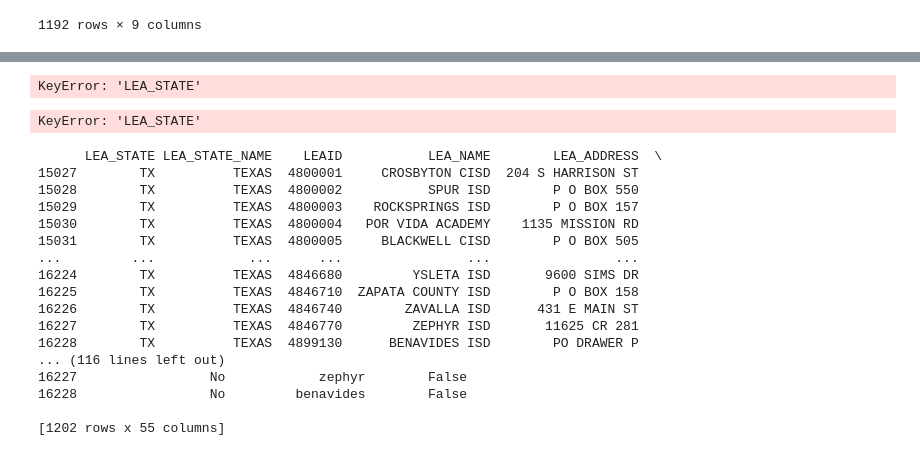
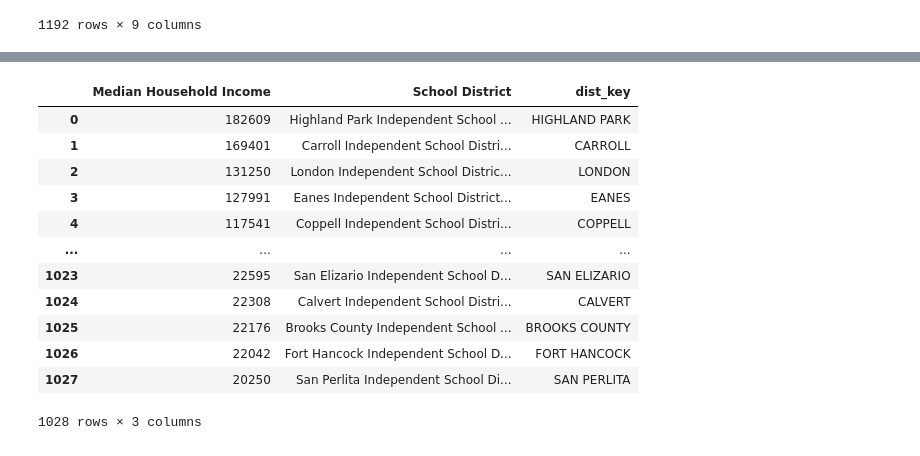
Before and after one commit to sanions/bookbans, a Jupyter notebook: table_creation.ipynb, the cells around one changed output, grey strips where cells are left out. Drawn from its saved outputs; the diff is of its cells as text; code cells hidden in the pictures.

```diff
--- a/table_creation.ipynb
+++ b/table_creation.ipynb
@@ -256,30 +216,0 @@ final_df.to_csv("test1.csv")
-# %%
-lea["LEA_STATE"]
-# %% [output]
-KeyError: 'LEA_STATE'
-# %%
-print(lea.loc[(lea["LEA_STATE"] == "TX") & (lea["banned_books"] == True)])
-# %% [output]
-KeyError: 'LEA_STATE'
-# %%
-print(lea.loc[(lea["LEA_STATE"] == "TX")])
-
-print(lea.loc[(lea["LEA_STATE"] == "TX")])
-# %% [output]
-      LEA_STATE LEA_STATE_NAME    LEAID           LEA_NAME        LEA_ADDRESS  \
-15027        TX          TEXAS  4800001     CROSBYTON CISD  204 S HARRISON ST
-15028        TX          TEXAS  4800002           SPUR ISD        P O BOX 550
-15029        TX          TEXAS  4800003    ROCKSPRINGS ISD        P O BOX 157
-15030        TX          TEXAS  4800004   POR VIDA ACADEMY    1135 MISSION RD
-15031        TX          TEXAS  4800005     BLACKWELL CISD        P O BOX 505
-...         ...            ...      ...                ...                ...
-16224        TX          TEXAS  4846680         YSLETA ISD       9600 SIMS DR
-16225        TX          TEXAS  4846710  ZAPATA COUNTY ISD        P O BOX 158
-16226        TX          TEXAS  4846740        ZAVALLA ISD      431 E MAIN ST
-16227        TX          TEXAS  4846770         ZEPHYR ISD       11625 CR 281
-16228        TX          TEXAS  4899130      BENAVIDES ISD        PO DRAWER P
-... (116 lines left out)
-16227                 No            zephyr        False
-16228                 No         benavides        False
-
-[1202 rows x 55 columns]
@@ -285,0 +222,26 @@ print(lea.loc[(lea["LEA_STATE"] == "TX")])
+# %%
+wealth = pd.read_csv("School District Wealth.csv")
+wealth["Median Household Income"] = wealth["Median Household Income"].str.replace("$", "").str.strip()
+wealth["Median Household Income"] = wealth["Median Household Income"].str.replace(",", "").str.strip()
+wealth["Median Household Income"] = wealth["Median Household Income"].astype(int)
+
+wealth['dist_key'] = wealth['School District'].apply(parse_slash)
+wealth["dist_key"] = wealth["dist_key"].str.replace("Independent School District", "").str.strip()
+wealth["dist_key"] = wealth["dist_key"].str.replace("Municipal School District", "").str.strip()
+wealth["dist_key"] = wealth["dist_key"].str.replace("Common School District", "").str.strip()
+wealth["dist_key"] = wealth["dist_key"].str.upper()
+wealth
+# %% [output]
+|  | Median Household Income | School District | dist_key |
+| 0 | 182609 | Highland Park Independent School ... | HIGHLAND PARK |
+| 1 | 169401 | Carroll Independent School Distri... | CARROLL |
+| 2 | 131250 | London Independent School Distric... | LONDON |
+| 3 | 127991 | Eanes Independent School District... | EANES |
+| 4 | 117541 | Coppell Independent School Distri... | COPPELL |
+| ... | ... | ... | ... |
+| 1023 | 22595 | San Elizario Independent School D... | SAN ELIZARIO |
+| 1024 | 22308 | Calvert Independent School Distri... | CALVERT |
+| 1025 | 22176 | Brooks County Independent School ... | BROOKS COUNTY |
+| 1026 | 22042 | Fort Hancock Independent School D... | FORT HANCOCK |
+| 1027 | 20250 | San Perlita Independent School Di... | SAN PERLITA |
+1028 rows × 3 columns
```
Also changed, not shown: parts of 10 cells of this notebook, 1 other file.
